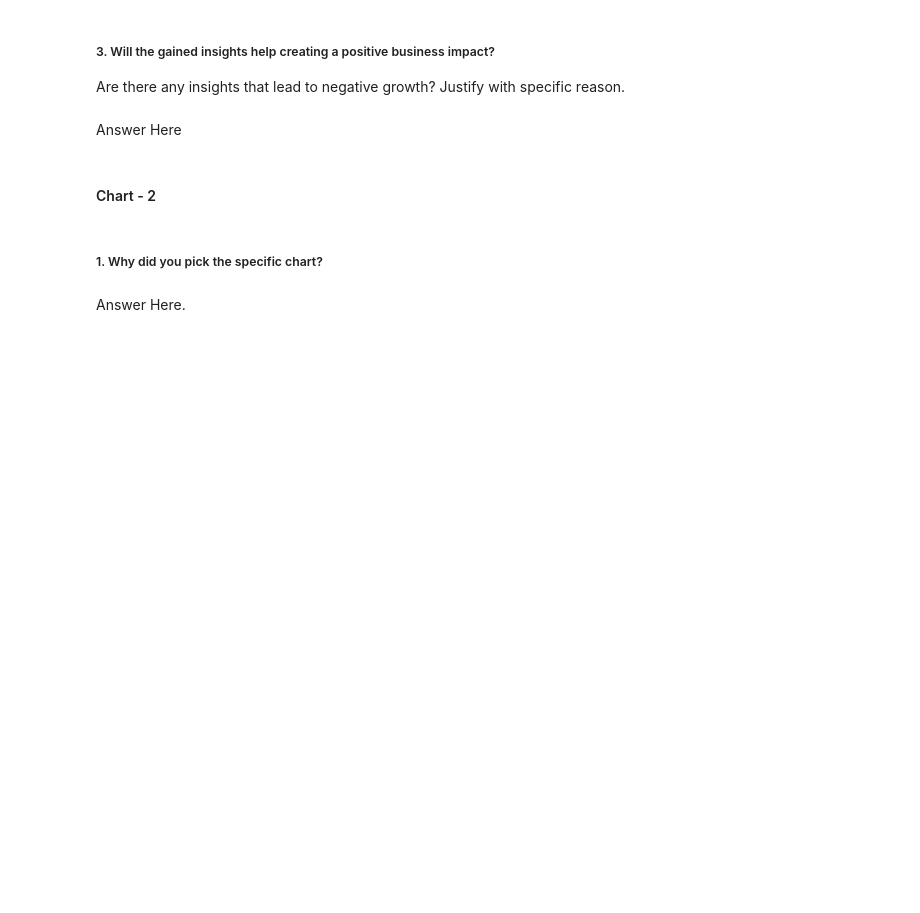
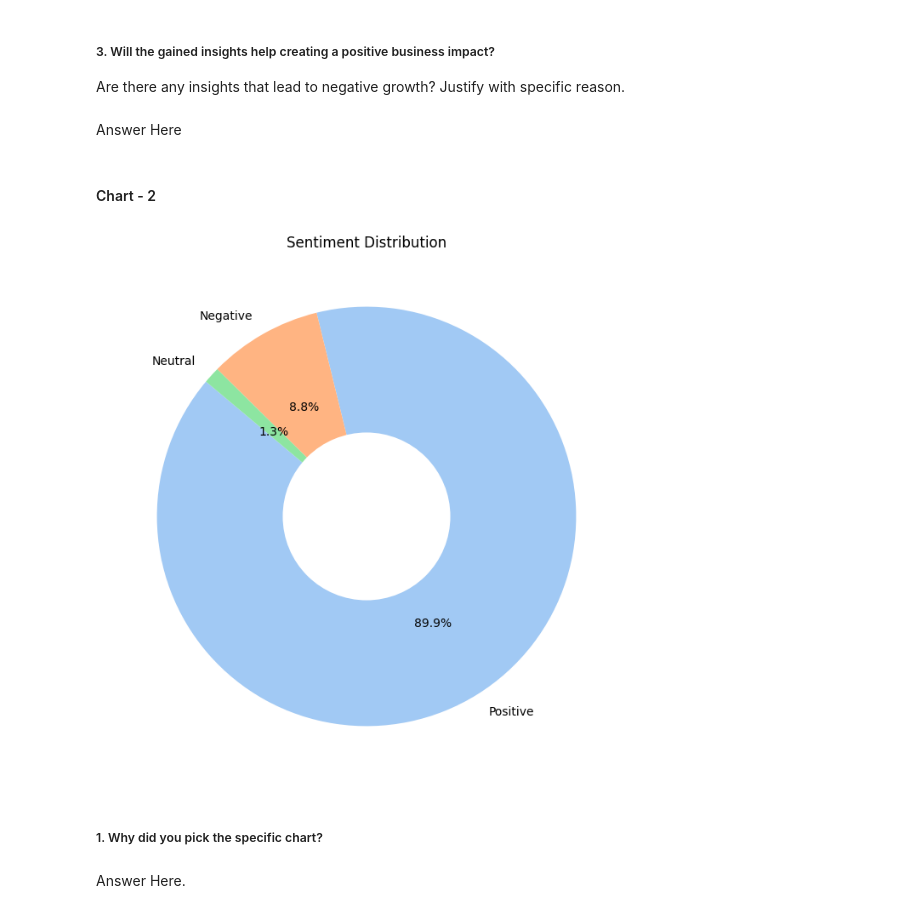
Before and after one commit to kush-agra-soni/3_play_store_eda, a Jupyter notebook: main.ipynb, the cells around one changed output. Saved outputs shown, nothing was run; the diff lists cells and outputs as text; code cells hidden in the pictures; blank space fills up the shorter version.

```diff
--- a/main.ipynb
+++ b/main.ipynb
@@ -903,3 +925,17 @@ Answer Here
+# %%
+# Load the dataset
+df = pd.read_csv('final_review_data.csv')
+
+# Sentiment Distribution Donut Chart
+plt.figure(figsize=(8, 8))
+plt.pie(sentiment_distribution, labels=sentiment_distribution.index, autopct='%1.1f%%', startangle=140, colors=sns.color_palette('pastel'))
+centre_circle = plt.Circle((0,0),0.4,fc='white')
+fig = plt.gcf()
+fig.gca().add_artist(centre_circle)
+plt.title('Sentiment Distribution')
+plt.show()
+# %% [output]
+[figure, added]
 # %% [markdown]
 ##### 1. Why did you pick the specific chart?
 # %% [markdown]
```
Also changed, not shown: parts of 7 cells of this notebook, 1 other file.
